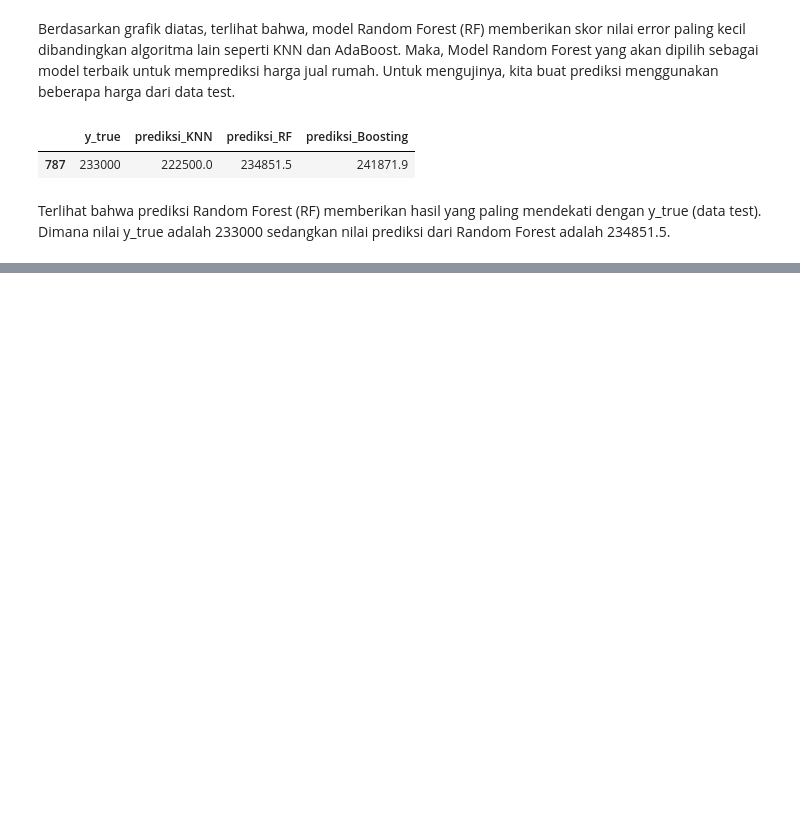
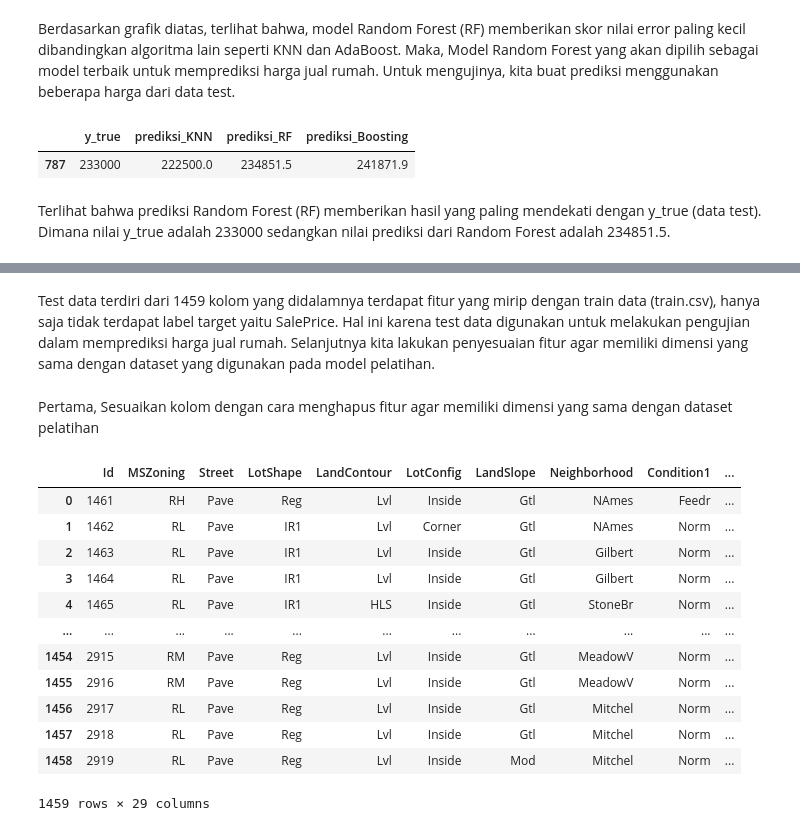
Before and after one commit to Juwono136/predictive-analytics-machine-learning-model, a Jupyter notebook: notebook.ipynb, the cells around one changed output, grey strips where cells are left out. Saved outputs shown, nothing was run; the diff lists cells and outputs as text; code cells hidden in the pictures; blank space fills up the shorter version.

```diff
--- a/notebook.ipynb
+++ b/notebook.ipynb
@@ -861,0 +870,22 @@ Terlihat bahwa prediksi Random Forest (RF) memberikan hasil yang paling mendekat
+# %% [markdown]
+Test data terdiri dari 1459 kolom yang didalamnya terdapat fitur yang mirip dengan train data (train.csv), hanya saja tidak terdapat label target yaitu SalePrice. Hal ini karena test data digunakan untuk melakukan pengujian dalam memprediksi harga jual rumah. Selanjutnya kita lakukan penyesuaian fitur agar memiliki dimensi yang sama dengan dataset yang digunakan pada model pelatihan.
+# %% [markdown]
+Pertama, Sesuaikan kolom dengan cara menghapus fitur agar memiliki dimensi yang sama dengan dataset pelatihan
+# %%
+test_house.drop(['LotFrontage', 'Alley', 'MasVnrType', 'MasVnrArea', 'BsmtQual', 'BsmtCond', 'BsmtExposure', 'BsmtFinType1', 'BsmtFinType2', 'Electrical', 'FireplaceQu', 'GarageType', 'GarageYrBlt', 'GarageFinish', 'GarageQual', 'GarageCond', 'PoolQC', 'Fence', 'MiscFeature', 'Utilities', 'Condition2', 'RoofMatl', 'BsmtFinSF2', 'LowQualFinSF', 'BsmtHalfBath', 'KitchenAbvGr', 'EnclosedPorch', '3SsnPorch', 'ScreenPorch', 'PoolArea', 'MiscVal', "MSSubClass", "LotArea", "OverallCond", "YearBuilt", "YearRemodAdd", "BsmtFinSF1", "BsmtUnfSF", "TotalBsmtSF", "1stFlrSF", "2ndFlrSF", "BsmtFullBath", "FullBath", "HalfBath", "BedroomAbvGr", "TotRmsAbvGrd", "Fireplaces", "WoodDeckSF", "OpenPorchSF", "MoSold", "YrSold"], inplace=True, axis=1)
+
+test_house
+# %% [output]
+|  | Id | MSZoning | Street | LotShape | LandContour | LotConfig | LandSlope | Neighborhood | Condition1 | ... |
+| 0 | 1461 | RH | Pave | Reg | Lvl | Inside | Gtl | NAmes | Feedr | ... |
+| 1 | 1462 | RL | Pave | IR1 | Lvl | Corner | Gtl | NAmes | Norm | ... |
+| 2 | 1463 | RL | Pave | IR1 | Lvl | Inside | Gtl | Gilbert | Norm | ... |
+| 3 | 1464 | RL | Pave | IR1 | Lvl | Inside | Gtl | Gilbert | Norm | ... |
+| 4 | 1465 | RL | Pave | IR1 | HLS | Inside | Gtl | StoneBr | Norm | ... |
+| ... | ... | ... | ... | ... | ... | ... | ... | ... | ... | ... |
+| 1454 | 2915 | RM | Pave | Reg | Lvl | Inside | Gtl | MeadowV | Norm | ... |
+| 1455 | 2916 | RM | Pave | Reg | Lvl | Inside | Gtl | MeadowV | Norm | ... |
+| 1456 | 2917 | RL | Pave | Reg | Lvl | Inside | Gtl | Mitchel | Norm | ... |
+| 1457 | 2918 | RL | Pave | Reg | Lvl | Inside | Gtl | Mitchel | Norm | ... |
+| 1458 | 2919 | RL | Pave | Reg | Lvl | Inside | Mod | Mitchel | Norm | ... |
+1459 rows × 29 columns
```
Also changed, not shown: parts of 36 cells of this notebook, 2 other files.
